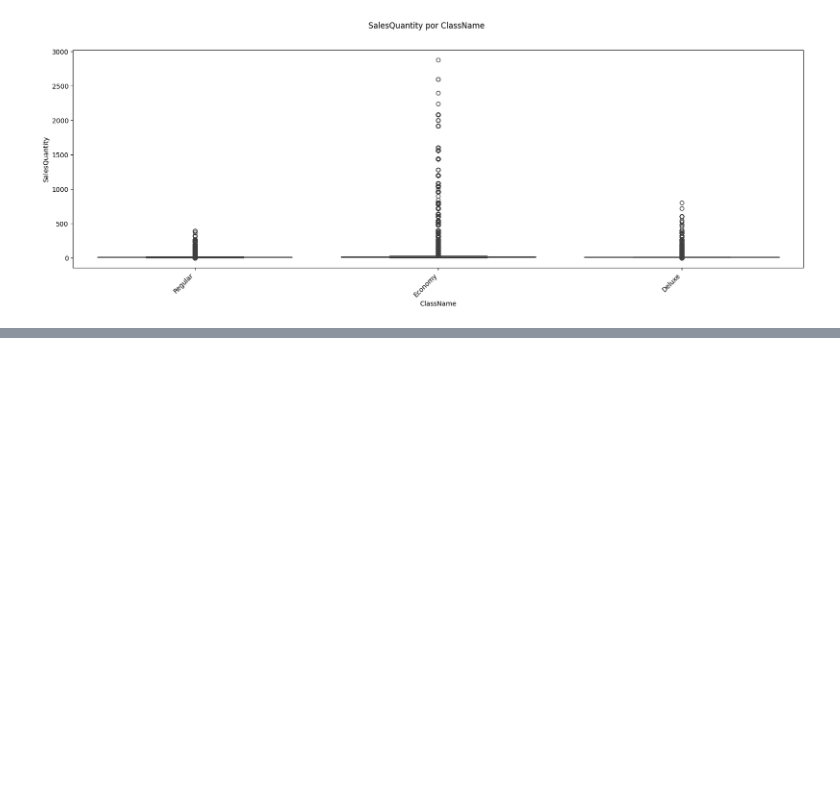
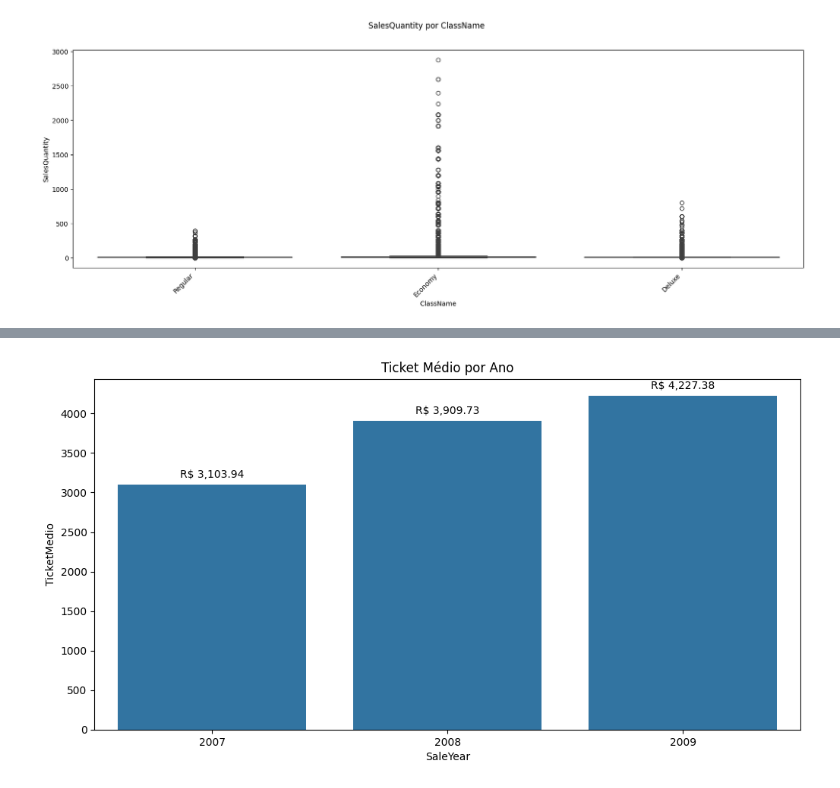
Before and after one commit to torvess/dashboard_vendas_contoso, a Jupyter notebook: Notebooks/analise_exploratoria.ipynb, the cells around one changed output, grey strips where cells are left out. Saved outputs shown, nothing was run; the diff lists cells and outputs as text; code cells hidden in the pictures; blank space fills up the shorter version.

```diff
--- a/Notebooks/analise_exploratoria.ipynb
+++ b/Notebooks/analise_exploratoria.ipynb
@@ -297,0 +298,21 @@ Próximos passos, aparentemente a venda caiu porque vendeu produtos de valor men
+# %%
+# ticket médio por ano
+ticket_por_ano = dados.groupby('SaleYear').apply(
+                                            lambda x: x['SalesAmount'].sum() / x['SalesKey'].nunique()
+                                        ).reset_index().rename(columns={0: 'TicketMedio'})
+
+fig, ax = plt.subplots(figsize=(10, 6))
+ax.set_title('Ticket Médio por Ano')
+
+sns.barplot(data=ticket_por_ano, x='SaleYear', y='TicketMedio', ax=ax)
+
+for p in ax.patches:
+    ax.annotate(f'R$ {p.get_height():,.2f}',
+                (p.get_x() + p.get_width() / 2., p.get_height()),
+                ha = 'center', va = 'center',
+                xytext = (0, 9),
+                textcoords = 'offset points')
+
+plt.show()
+# %% [output]
+[figure, added]
```
Also changed, not shown: parts of 7 cells of this notebook.
